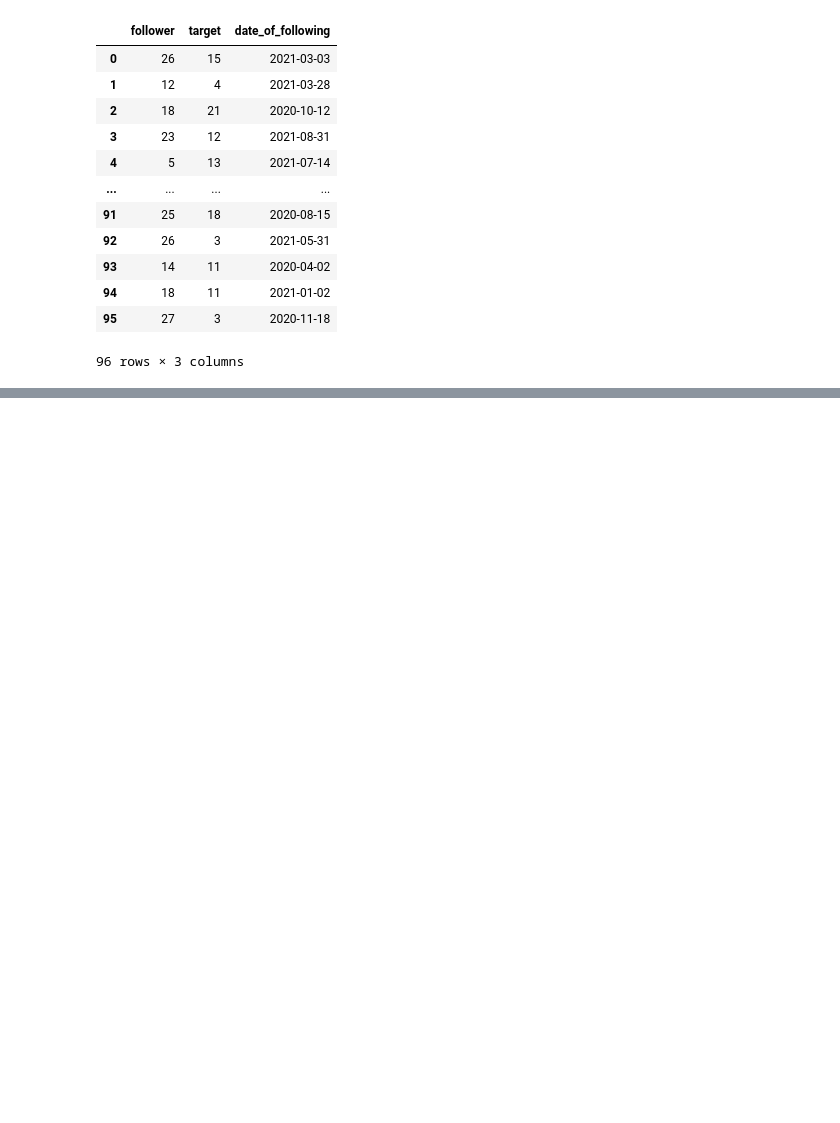
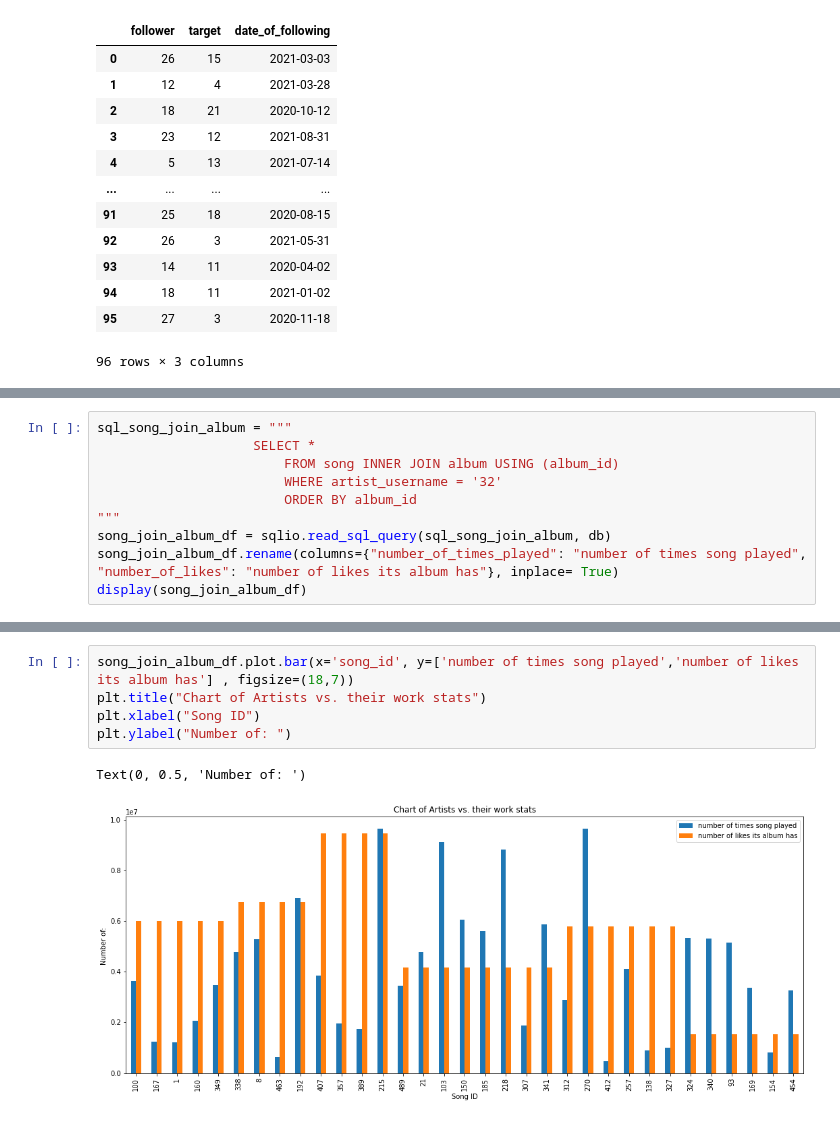
Before and after one commit to benymaxparsa/SYMPHONYC, a Jupyter notebook: plotting and analyzing SYMPHONYC DB/SYMPHONYC_Plots.ipynb, the cells around one changed output, grey strips where cells are left out. Drawn from its saved outputs; the diff is of its cells as text; blank space fills up the shorter version.

```diff
--- a/plotting and analyzing SYMPHONYC DB/SYMPHONYC_Plots.ipynb
+++ b/plotting and analyzing SYMPHONYC DB/SYMPHONYC_Plots.ipynb
@@ -185,0 +186,10 @@ nx.draw(graph, with_labels=True, arrows=True, node_size=1500, font_size=23, font
+# %%
+sql_song_join_album = """
+                    SELECT *
+	                    FROM song INNER JOIN album USING (album_id)
+	                    WHERE artist_username = '32'
+	                    ORDER BY album_id
+"""
+song_join_album_df = sqlio.read_sql_query(sql_song_join_album, db)
+song_join_album_df.rename(columns={"number_of_times_played": "number of times song played", "number_of_likes": "number of likes its album has"}, inplace= True)
+display(song_join_album_df)
@@ -185,0 +214,8 @@ nx.draw(graph, with_labels=True, arrows=True, node_size=1500, font_size=23, font
+# %%
+song_join_album_df.plot.bar(x='song_id', y=['number of times song played','number of likes its album has'] , figsize=(18,7))
+plt.title("Chart of Artists vs. their work stats")
+plt.xlabel("Song ID")
+plt.ylabel("Number of: ")
+# %% [output]
+Text(0, 0.5, 'Number of: ')
+[figure, added]
```
Also changed, not shown: parts of 5 cells of this notebook.
